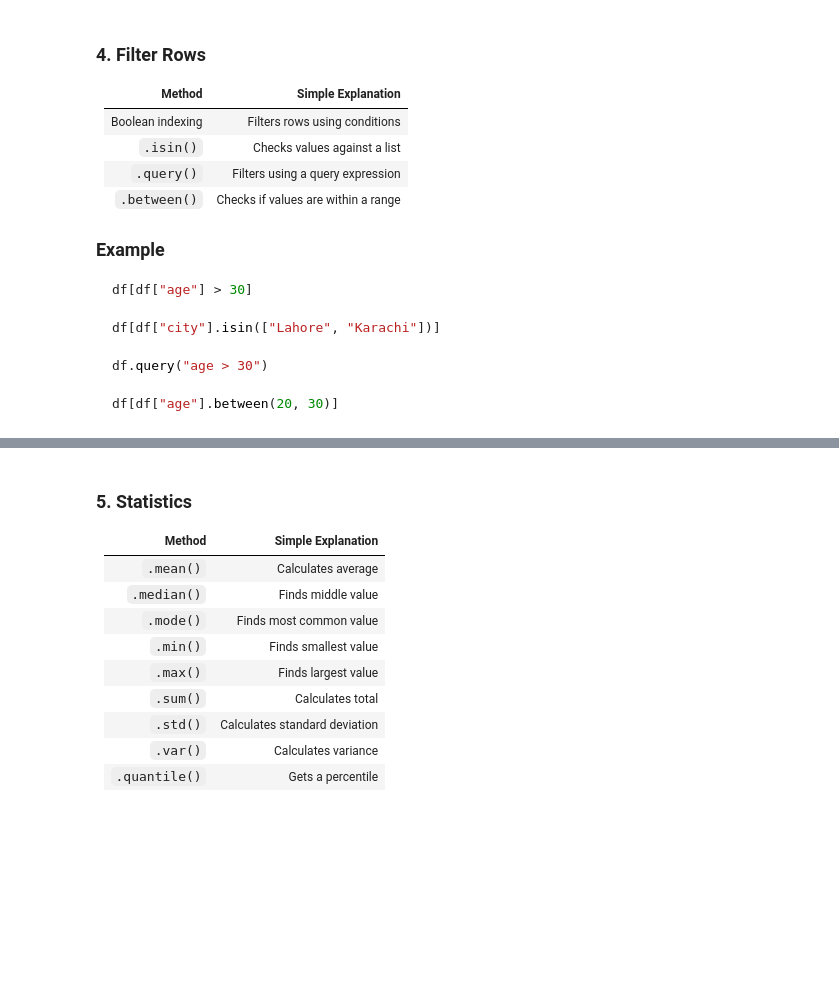
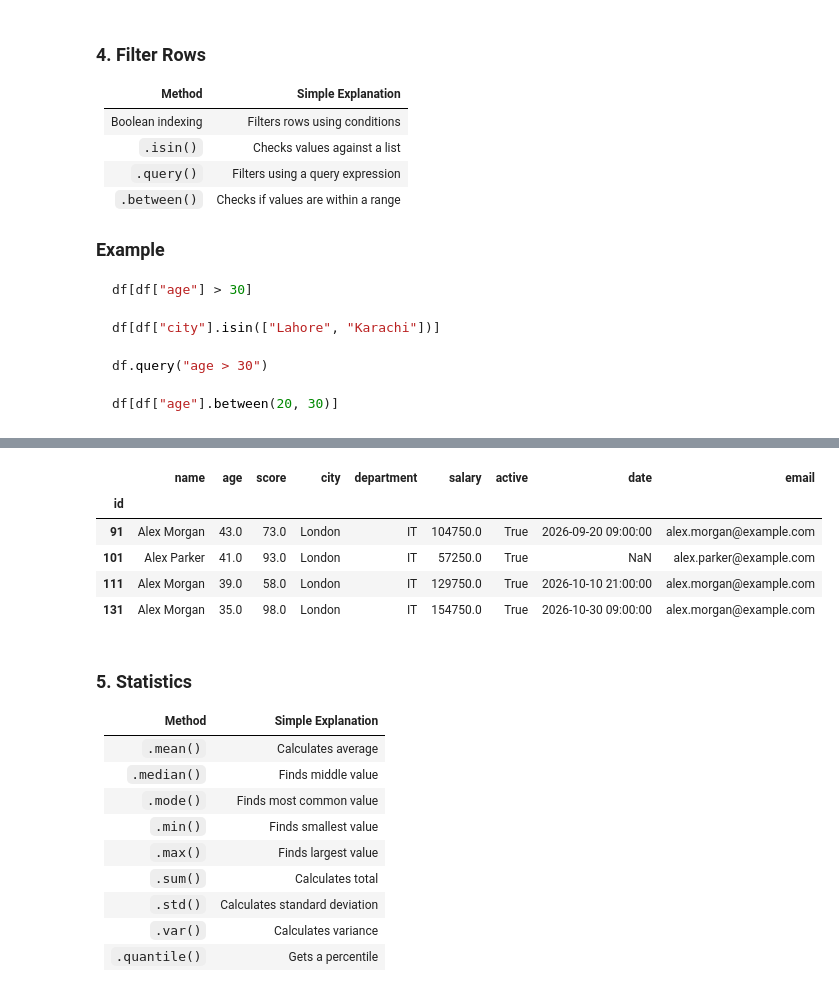
Before and after one commit to zaibgray/pandas, a Jupyter notebook: pandas.ipynb, the cells around one changed output, grey strips where cells are left out. Cells and saved outputs as stored; diff of their text form; code cells hidden in the pictures; blank space fills up the shorter version.

```diff
--- a/pandas.ipynb
+++ b/pandas.ipynb
@@ -1974,3 +2008,16 @@ df[df["age"].between(20, 30)]
+# %%
+# boolean indexing
+london_employees = employees[employees["city"] == "London"]
+it_employees = london_employees[london_employees["department"] == "IT"]
+age_employees = it_employees[it_employees["age"] > 25]
+age_employees
+# %% [output]
+|  | name | age | score | city | department | salary | active | date | email |
+| id |  |  |  |  |  |  |  |  |  |
+| 91 | Alex Morgan | 43.0 | 73.0 | London | IT | 104750.0 | True | 2026-09-20 09:00:00 | alex.morgan@example.com |
+| 101 | Alex Parker | 41.0 | 93.0 | London | IT | 57250.0 | True | NaN | alex.parker@example.com |
+| 111 | Alex Morgan | 39.0 | 58.0 | London | IT | 129750.0 | True | 2026-10-10 21:00:00 | alex.morgan@example.com |
+| 131 | Alex Morgan | 35.0 | 98.0 | London | IT | 154750.0 | True | 2026-10-30 09:00:00 | alex.morgan@example.com |
 # %% [markdown]
 ### 5. Statistics
 
```
Also changed, not shown: parts of 2 cells of this notebook.
